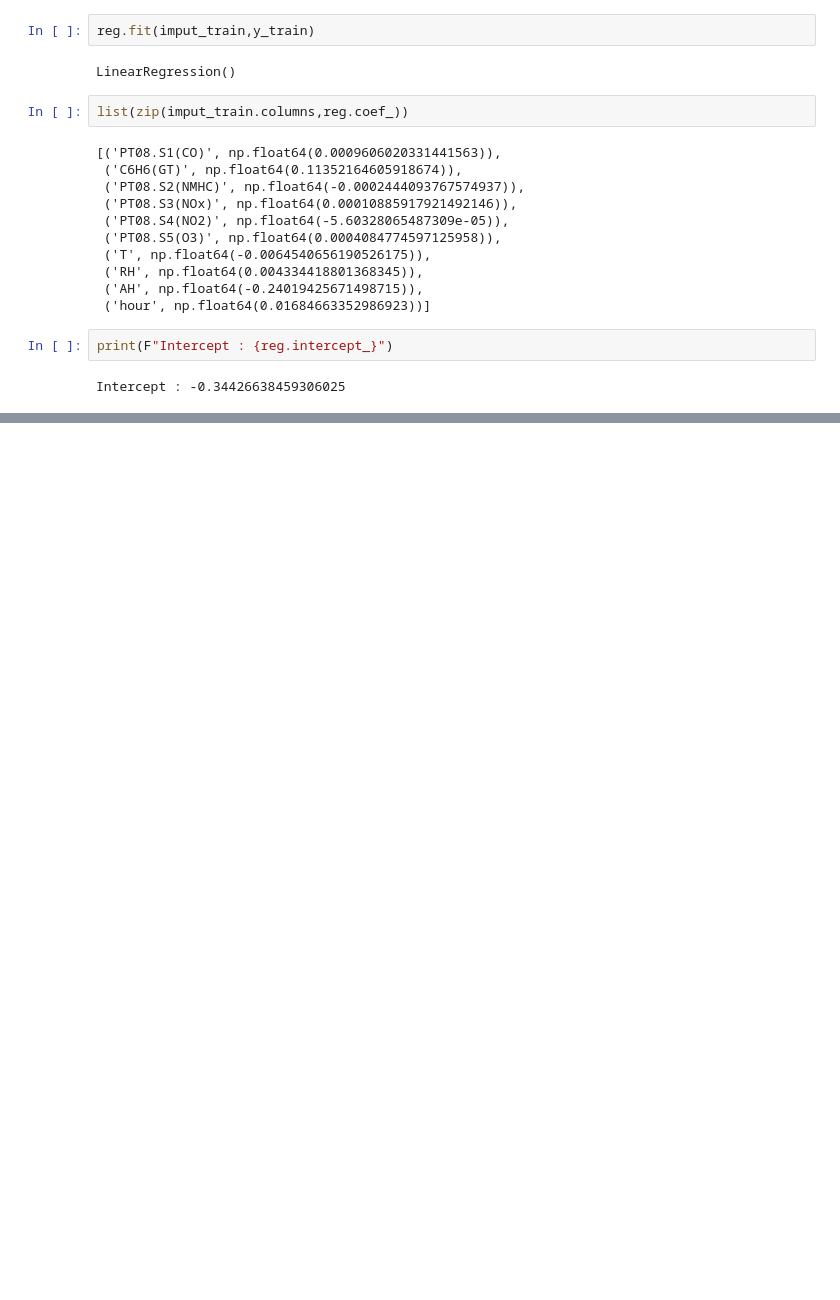
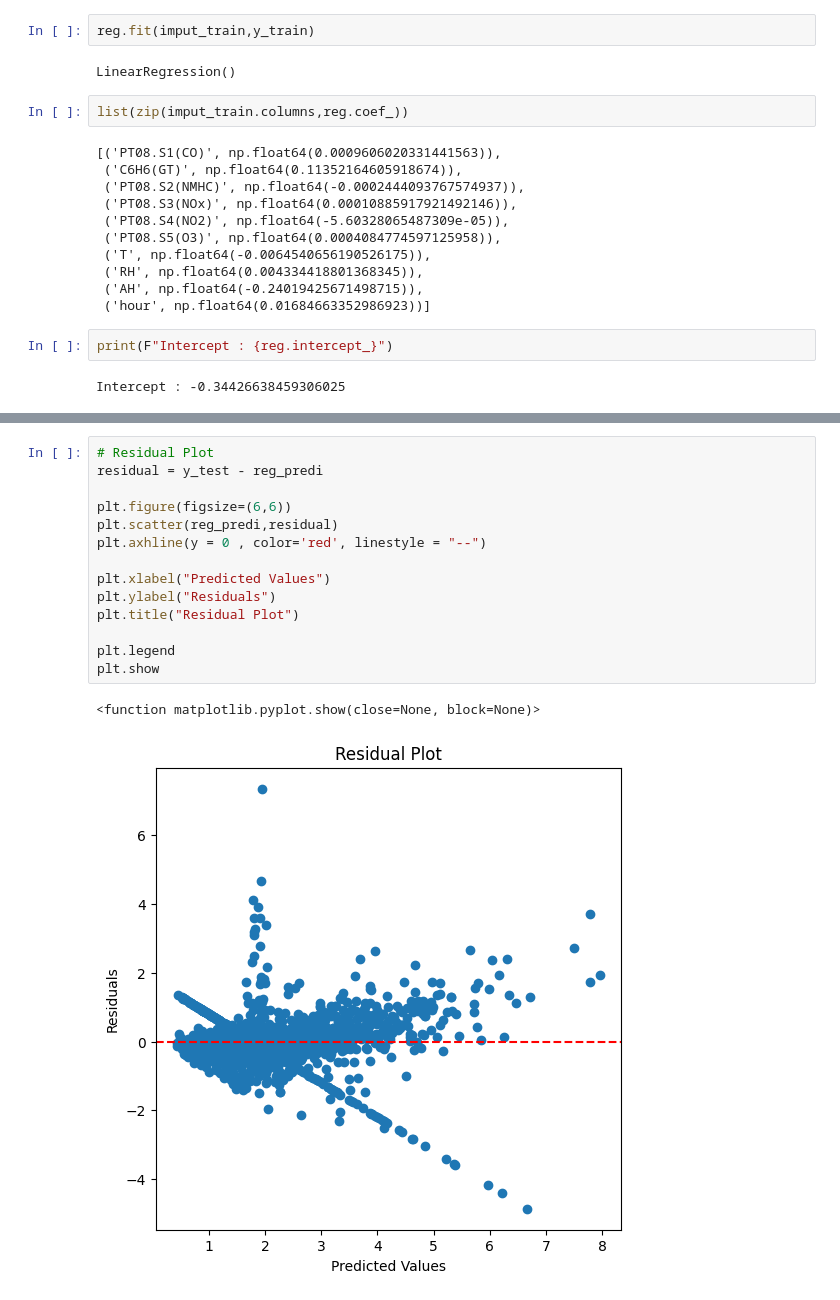
Before and after one commit to Andrews-Pixel/Air_quality-Repo, a Jupyter notebook: Air_quality.ipynb, the cells around one changed output, grey strips where cells are left out. Saved outputs shown, nothing was run; the diff lists cells and outputs as text; blank space fills up the shorter version.

```diff
--- a/Air_quality.ipynb
+++ b/Air_quality.ipynb
@@ -360,0 +429,17 @@ prediction value : 0.5352314771579295
+# %%
+# Residual Plot
+residual = y_test - reg_predi
+
+plt.figure(figsize=(6,6))
+plt.scatter(reg_predi,residual)
+plt.axhline(y = 0 , color='red', linestyle = "--")
+
+plt.xlabel("Predicted Values")
+plt.ylabel("Residuals")
+plt.title("Residual Plot")
+
+plt.legend
+plt.show
+# %% [output]
+<function matplotlib.pyplot.show(close=None, block=None)>
+[figure, added]
```
Also changed, not shown: parts of 8 cells of this notebook.
